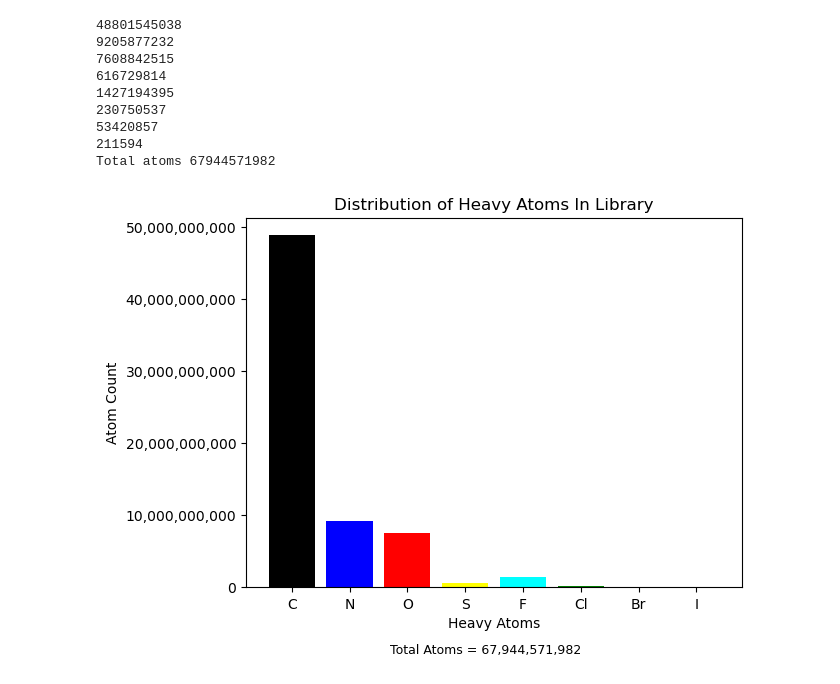
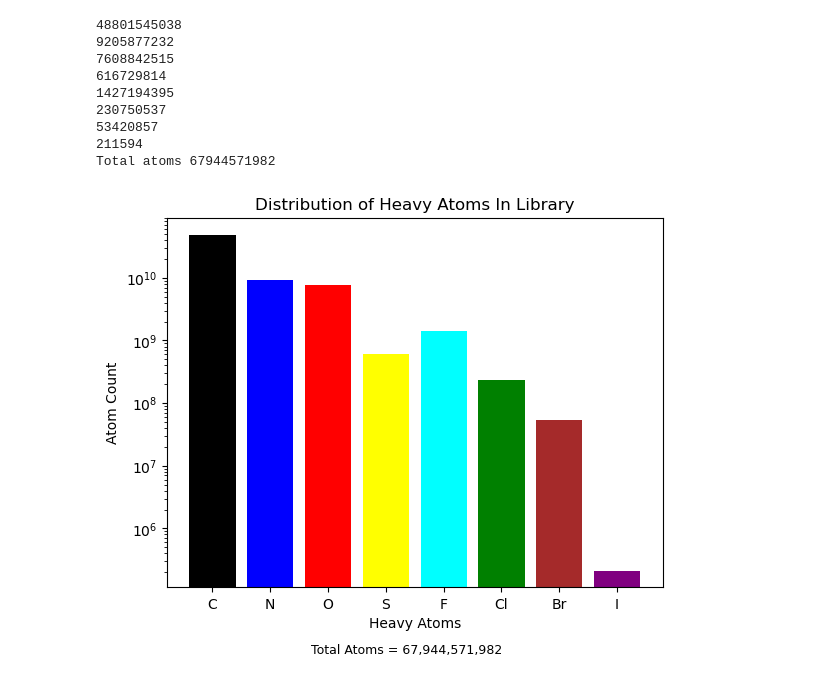
Before and after one commit to toadlover/ginsparg_thymelab_thesis, a Jupyter notebook: jupyter_notebooks/figure_making/conformer_library_data.ipynb, the cells around one changed output. Saved outputs shown, nothing was run; the diff lists cells and outputs as text; code cells hidden in the pictures.

Commit message:
making prettier graphs for raw discovery results

```diff
--- a/jupyter_notebooks/figure_making/conformer_library_data.ipynb
+++ b/jupyter_notebooks/figure_making/conformer_library_data.ipynb
@@ -161,25 +161,27 @@ total_atoms = "67,944,571,982"
 # %%
 #set colors in the order that the elements appear
 colors = ["black", "blue", "red", "yellow", "cyan", "green", "brown", "purple"]
 
 # Create a bar plot
 plt.bar(df['Element'], df['Total_Count'],color=colors)
 plt.xlabel('Heavy Atoms')
 plt.ylabel('Atom Count')
 plt.title('Distribution of Heavy Atoms In Library')
 
 # Set y-axis to display in scientific notation with individual tick values
 plt.gca().yaxis.set_major_formatter(ScalarFormatter(useMathText=True))
 plt.gca().yaxis.get_major_formatter().set_scientific(False)
 plt.gca().yaxis.get_major_formatter().set_powerlimits((0,0))
 
 # Set y-axis to display numbers with commas
 plt.gca().yaxis.set_major_formatter(FuncFormatter(lambda x, _: f'{int(x):,}'))
 
 #add note for the text
 #plt.text(3, 1, "Conformers: " + str(total_ligands), fontsize=12, color='black')
 plt.annotate("Total Atoms = " + str(total_atoms), xy=(0.29, -0.18), xycoords='axes fraction', fontsize=9, color='black')
 
+plt.yscale('log')
+
 plt.show()
 # %% [output]
-[figure, old version]
+[figure, new version]
```
Also changed, not shown: 1 other file.
